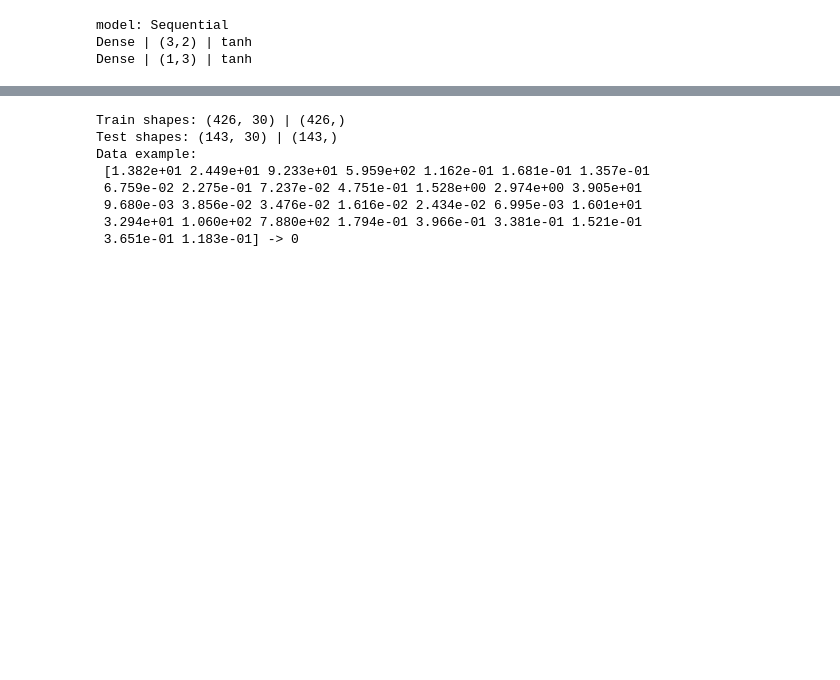
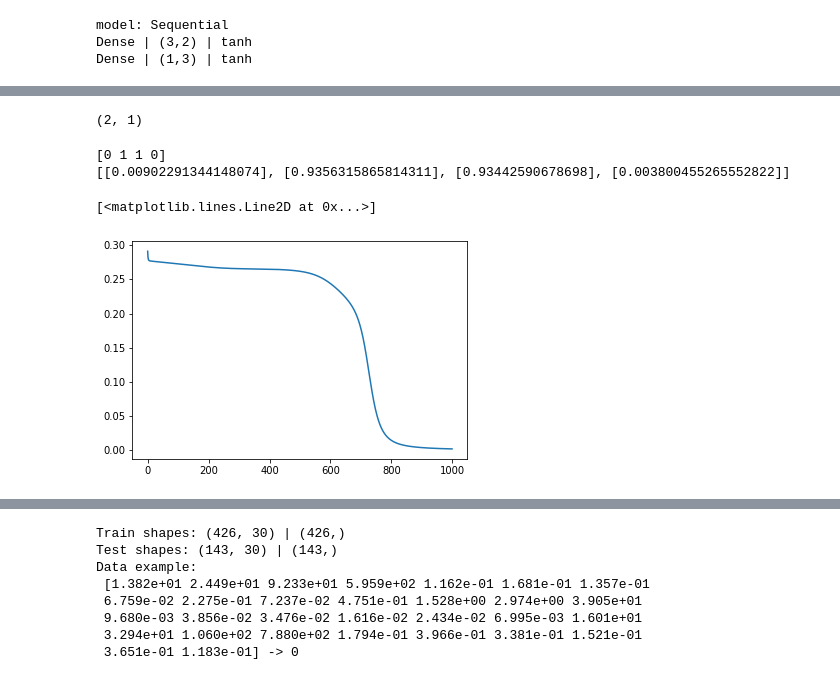
Before and after one commit to kuweg/purenn, a Jupyter notebook: pure_nn.ipynb, the cells around one changed output, grey strips where cells are left out. Cells and saved outputs as stored; diff of their text form; code cells hidden in the pictures; blank space fills up the shorter version.

```diff
--- a/pure_nn.ipynb
+++ b/pure_nn.ipynb
@@ -188,0 +308,22 @@ plt.plot(range(0, n_epochs), mean_error)
+# %%
+import numpy as np
+
+import matplotlib.pyplot as plt
+
+from nn.model import Sequential
+from nn.layers import Dense, WeightsLayer
+from nn.activations import relu, tanh, sigmoid
+from nn.loss import MeanSquaredError
+
+
+nn = Sequential(
+    input_shape = (None, 2),
+    layers = [
+        Dense(3, activation=tanh),
+        Dense(1, activation=tanh),
+    ],
+    loss=MeanSquaredError()
+)
+# %%
+x = np.array([[[0,0]], [[0,1]], [[1,0]], [[1,1]]])
+y = np.array([[[0]], [[1]], [[1]], [[0]]])
@@ -188,0 +336,5 @@ plt.plot(range(0, n_epochs), mean_error)
+# %%
+x = list(map(lambda x_i: x_i.T, x))
+# %%
+n_epochs = 1000
+nn.fit(x, y, 1000, 0.05)
@@ -188,0 +359,15 @@ plt.plot(range(0, n_epochs), mean_error)
+# %%
+x[0].shape
+# %% [output]
+(2, 1)
+# %%
+print(y.flatten())
+print([nn.forward(x_i).flatten().tolist() for x_i in x])
+
+mean_error = [np.mean(error_i) for error_i in nn.stat['losses']]
+plt.plot(range(0, n_epochs), mean_error)
+# %% [output]
+[0 1 1 0]
+[[0.00902291344148074], [0.9356315865814311], [0.93442590678698], [0.003800455265552822]]
+[<matplotlib.lines.Line2D at 0x...>]
+[figure, added]
```
Also changed, not shown: parts of 32 cells of this notebook, 4 other files.
